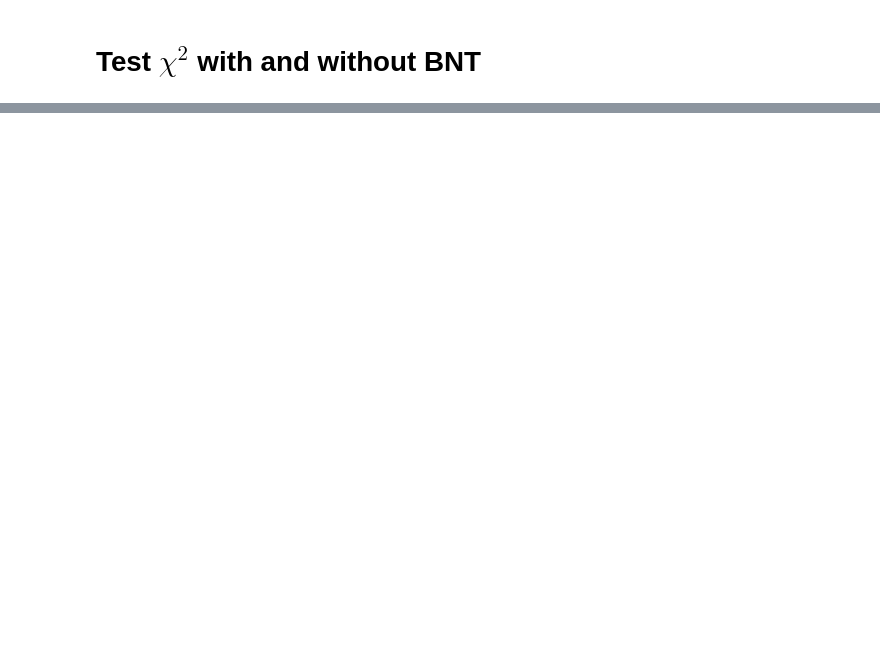
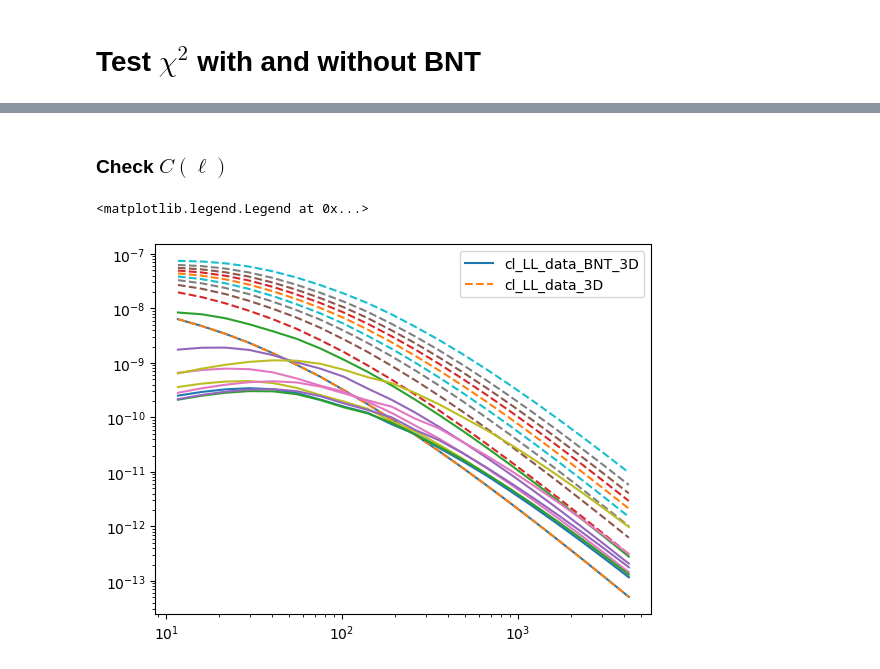
Before and after one commit to davidesciotti/cov_for_santi, a Jupyter notebook: bin/compute_transform_cov.ipynb, the cells around one changed output, grey strips where cells are left out. Saved outputs shown, nothing was run; the diff lists cells and outputs as text; code cells hidden in the pictures; blank space fills up the shorter version.

```diff
--- a/bin/compute_transform_cov.ipynb
+++ b/bin/compute_transform_cov.ipynb
@@ -240,8 +267,13 @@ print('is data == data_BNT?', np.all(cl_LL_data_3D == cl_LL_data_BNT_3D))
+# %% [markdown]
+### Check $C(\ell)$
 # %%
 for zi in range(zbins):
-    plt.loglog(ell_values, cl_LL_data_BNT_3D[:, zi, zi], label='cl_LL_data_BNT_3D')
-    plt.loglog(ell_values, cl_LL_data_3D[:, zi, zi], label='cl_LL_data_3D', ls='--')
-plt.legend()
+    plt.loglog(ell_values, cl_LL_data_BNT_3D[:, zi, zi])
+    plt.loglog(ell_values, cl_LL_data_3D[:, zi, zi],  ls='--')
+plt.legend(['cl_LL_data_BNT_3D', 'cl_LL_data_3D'])
+# %% [output]
+<matplotlib.legend.Legend at 0x...>
+[figure, added]
 # %%
 # create 3x2pt data vectors
 cl_3x2pt_theory_5D = np.zeros((n_probes, n_probes, nbl, zbins, zbins))
```
Also changed, not shown: parts of 19 cells of this notebook, 2 other files.
